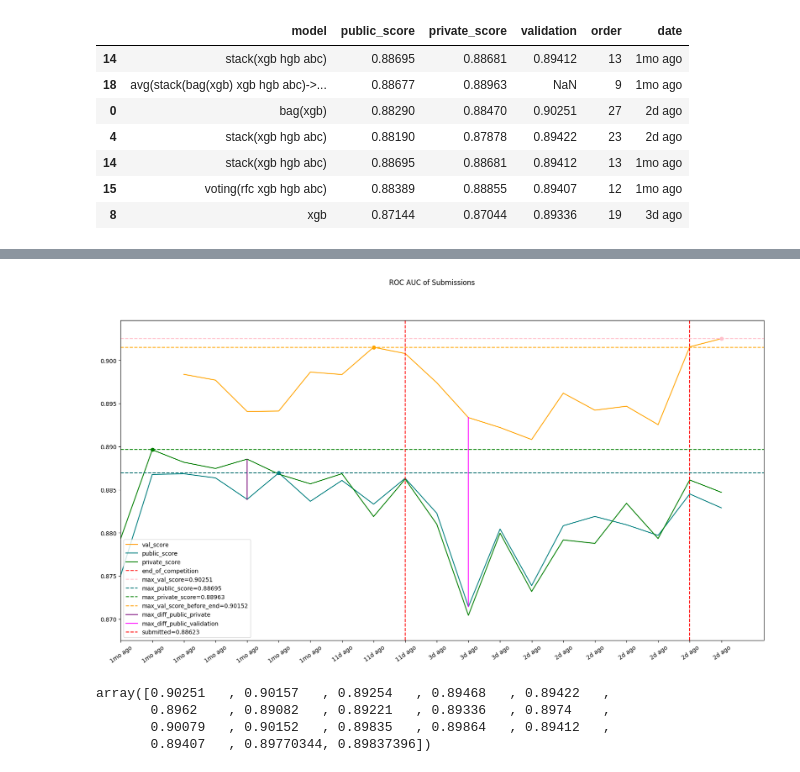
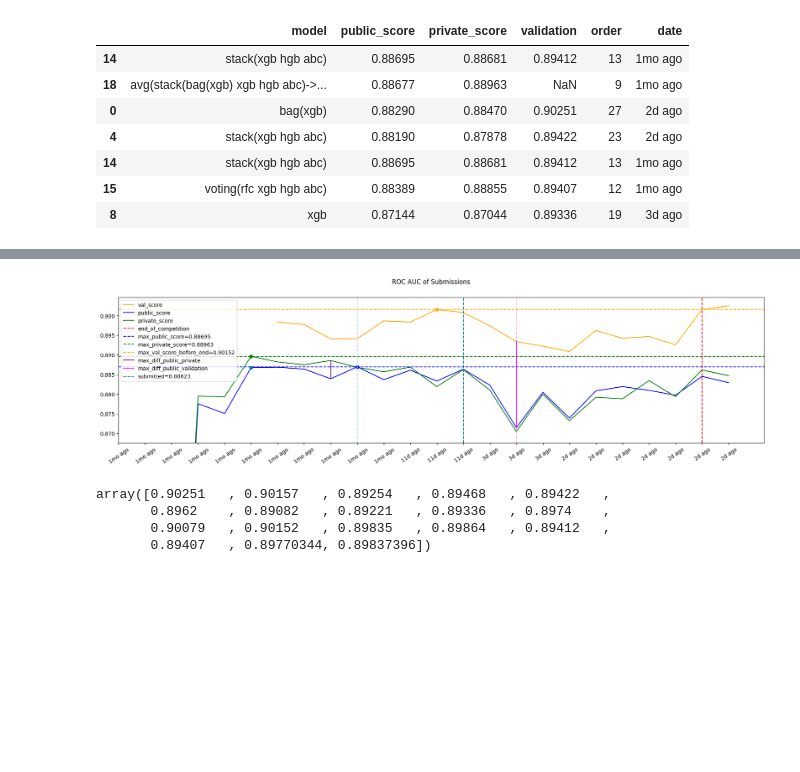
Before and after one commit to IgnacioPardo/TP2_TDVI, a Jupyter notebook: src/sub_hist_exp.ipynb, the cells around one changed output, grey strips where cells are left out. Drawn from its saved outputs; the diff is of its cells as text; code cells hidden in the pictures; blank space fills up the shorter version.

```diff
--- a/src/sub_hist_exp.ipynb
+++ b/src/sub_hist_exp.ipynb
@@ -220,10 +220,10 @@ history
 
 import matplotlib.pyplot as plt
 
-fig, ax = plt.subplots(figsize=(20, 10))
+fig, ax = plt.subplots(figsize=(22, 5))
 
 ax.plot(history["order"], history["validation"], label="val_score", color="orange")
-ax.plot(history["order"], history["public_score"], label="public_score", color="teal")
+ax.plot(history["order"], history["public_score"], label="public_score", color="blue")
 ax.plot(history["order"], history["private_score"], label="private_score", color="green")
 
 # Add vertical line at (- history.index + 2)
@@ -232,8 +232,7 @@ ax.axvline(history.shape[0] - 2, color="red", linestyle="--", label="end_of_comp
 
 # Add horizontal lines at max values
 
-ax.axhline(history["validation"].max(), color="pink", linestyle="--", label=f"max_val_score={history['validation'].max()}")
-ax.axhline(history["public_score"].max(), color="teal", linestyle="--", label=f"max_public_score={history['public_score'].max()}")
+ax.axhline(history["public_score"].max(), color="blue", linestyle="--", label=f"max_public_score={history['public_score'].max()}")
 ax.axhline(history["private_score"].max(), color="green", linestyle="--", label=f"max_private_score={history['private_score'].max()}")
 
 # Add max validation before end of competition
@@ -242,11 +241,12 @@ ax.axhline(history.loc[history[history["status"] != "Complete (after deadline)"]
 
 # Plot distance in between max and min differences
 
-ax.plot(history.loc[history["validation"].idxmax()]["order"], history["validation"].max(), marker="o", color="pink")
-ax.plot(history.loc[history["public_score"].idxmax()]["order"], history["public_score"].max(), marker="o", color="teal")
+ax.plot(history.loc[history["public_score"].idxmax()]["order"], history["public_score"].max(), marker="o", color="blue")
 ax.plot(history.loc[history["private_score"].idxmax()]["order"], history["private_score"].max(), marker="o", color="green")
+ax.plot(history.loc[history["private_score"].idxmax()]["order"], history.loc[history["private_score"].idxmax()]["public_score"], marker="o", color="teal")
 ax.plot(history.loc[history[history["status"] != "Complete (after deadline)"]["validation"].idxmax()]["order"], history.loc[history[history["status"] != "Complete (after deadline)"]["validation"].idxmax()]["validation"], marker="o", color="orange")
 
+ax.axvline(history.loc[history["public_validation_diff"].abs().idxmax()]["order"], color="pink", linestyle="--")
 
 # Max difference between public and private score
 ax.plot(
@@ -257,38 +257,40 @@ ax.plot(
 )
 
 # Max difference between public and validation score
 ax.plot(
     [history.loc[history["public_validation_diff"].abs().idxmax()]["order"], history.loc[history["public_validation_diff"].abs().idxmax()]["order"]],
     [history.loc[history["public_validation_diff"].abs().idxmax()]["validation"], history.loc[history["public_validation_diff"].abs().idxmax()]["public_score"]],
     color="magenta",
     label=f"max_diff_public_validation" #{history.loc[history['public_validation_diff'].idxmax()]['public_validation_diff']}"
 )
 
 
-# Line at order 17 (final submission)
-ax.axvline(17, color="red", linestyle="--", label=f"submitted={history[history['order'] == 17]['private_score'].values[0]}")
+# Line at order 17 (selected submission)
+ax.axvline(17, color="teal", linestyle="--", label=f"submitted={history[history['order'] == 17]['private_score'].values[0]}")
 
+
+ax.axvline(history.loc[history["public_score"].idxmax()]["order"], color="lightblue", linestyle="--")
 # Set date as xticks
 
 ax.set_xticks(history["order"])
 ax.set_xticklabels(history["date"], rotation=35)
 
 ax.set_ylim(
     history.loc[history["order"] == 7, "public_score"].values[0] - 0.01,
     max(
         history["public_score"].max() + 0.01,
         history["private_score"].max() + 0.015
     )
 )
-ax.set_xlim(8, ax.get_xlim()[1])
+ax.set_xlim(4, ax.get_xlim()[1])
 
-ax.legend()
+ax.legend(loc="upper left")
 
 fig.suptitle("ROC AUC of Submissions")
 
 fig.savefig("plots/submission_history.png")
 # %% [output]
-[figure, old version]
+[figure, new version]
 # %%
 history.dropna(subset=["validation"])["validation"].values
 # %% [output]
```
Also changed, not shown: 11 other files.
